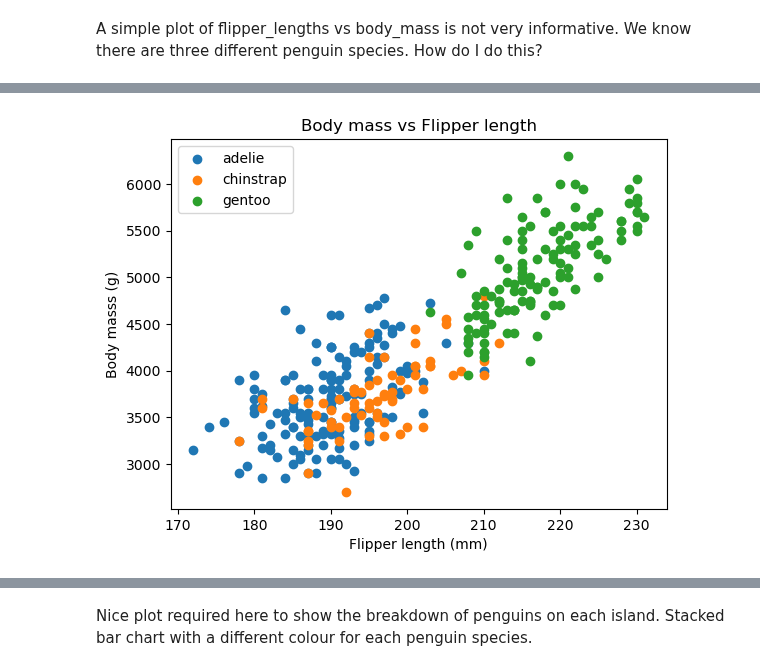
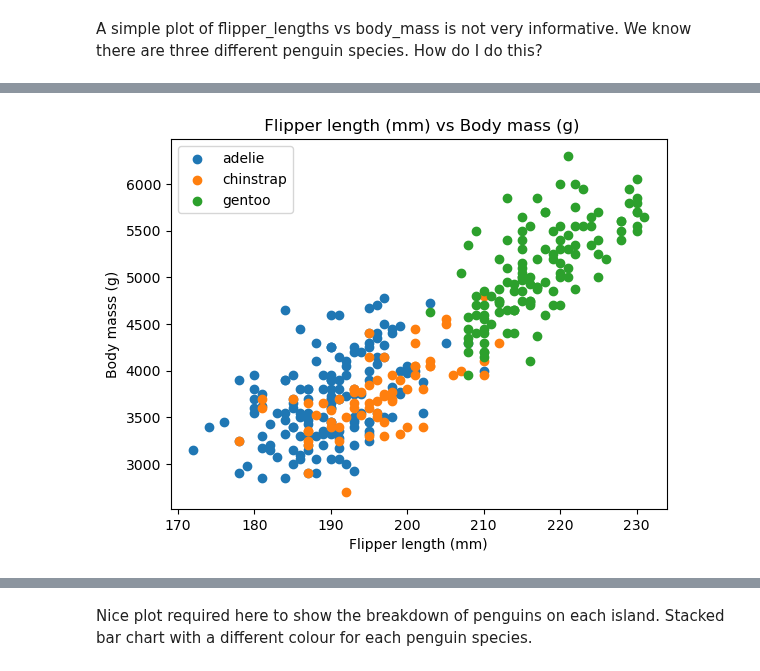
Before and after one commit to IreneKilgannon/DataAnalytics, a Jupyter notebook: penguins.ipynb, the cells around one changed output, grey strips where cells are left out. Cells and saved outputs as stored; diff of their text form; code cells hidden in the pictures.

```diff
--- a/penguins.ipynb
+++ b/penguins.ipynb
@@ -274,10 +284,9 @@ The bars on the right of the above histogram from approximately 208mm is the dis
 
 An improved histogram is required to show the distribution of flipper lengths for the penguin species.
 # %%
-# Reorganising the dataset so that the species is now the index column.
-
-species_index = df.set_index("species")
-species_index.head()
+# Renaming and reorganising the dataset so that the species column is now the index column. This will make slicing using .loc() easier.
+penguins = df.set_index("species")
+penguins.head()
 # %% [output]
 |  | island | bill_length_mm | bill_depth_mm | flipper_length_mm | body_mass_g | sex |
 | species |  |  |  |  |  |  |
@@ -366,13 +367,13 @@ plt.show()
 A simple plot of flipper_lengths vs body_mass is not very informative. We know there are three different penguin species.
 How do I do this?
 # %%
-adelie = species_index.loc[['Adelie']]
+adelie = penguins.loc[['Adelie']]
 adelie.head()
 
-chinstrap = species_index.loc[['Chinstrap']]
+chinstrap = penguins.loc[['Chinstrap']]
 chinstrap.head()
 
-gentoo = species_index.loc[['Gentoo']]
+gentoo = penguins.loc[['Gentoo']]
 gentoo.head()
 # %% [output]
 |  | island | bill_length_mm | bill_depth_mm | flipper_length_mm | body_mass_g | sex |
@@ -383,15 +384,15 @@ gentoo.head()
 | Gentoo | Biscoe | 50.0 | 15.2 | 218.0 | 5700.0 | MALE |
 | Gentoo | Biscoe | 47.6 | 14.5 | 215.0 | 5400.0 | MALE |
 # %%
-
+fig, ax = plt.subplots()
 
 ax.scatter(adelie['flipper_length_mm'], adelie['body_mass_g'], label = 'adelie')
 ax.scatter(chinstrap['flipper_length_mm'], chinstrap['body_mass_g'], label = 'chinstrap')
 ax.scatter(gentoo['flipper_length_mm'], gentoo['body_mass_g'], label = 'gentoo')
 ax.set_xlabel('Flipper length (mm)')
 ax.set_ylabel('Body masss (g)')
-ax.set_title('Body mass vs Flipper length')
+ax.set_title(' Flipper length (mm) vs Body mass (g)')
 ax.legend()
 plt.show()
 # %% [output]
-[figure, old version]
+[figure, new version]
```
Also changed, not shown: parts of 31 cells of this notebook.
